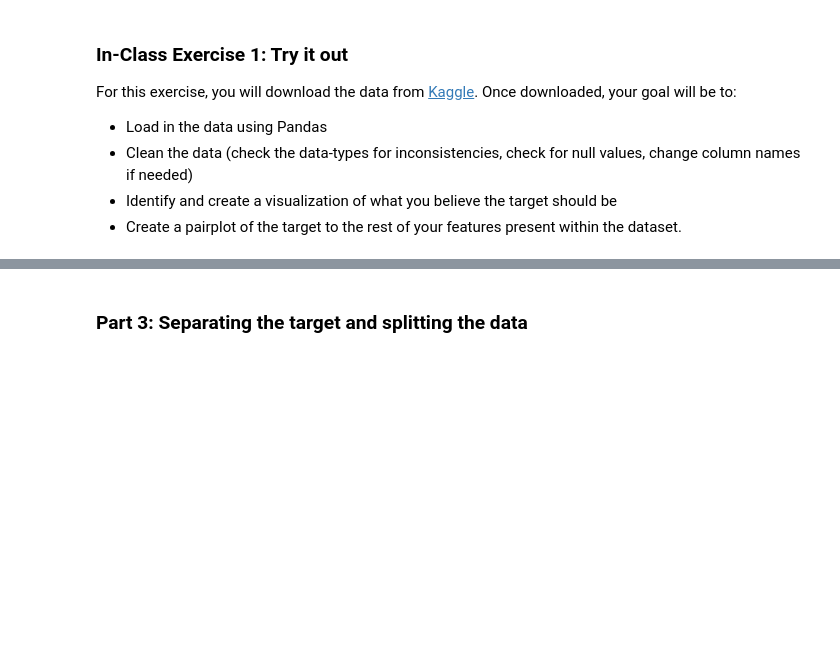
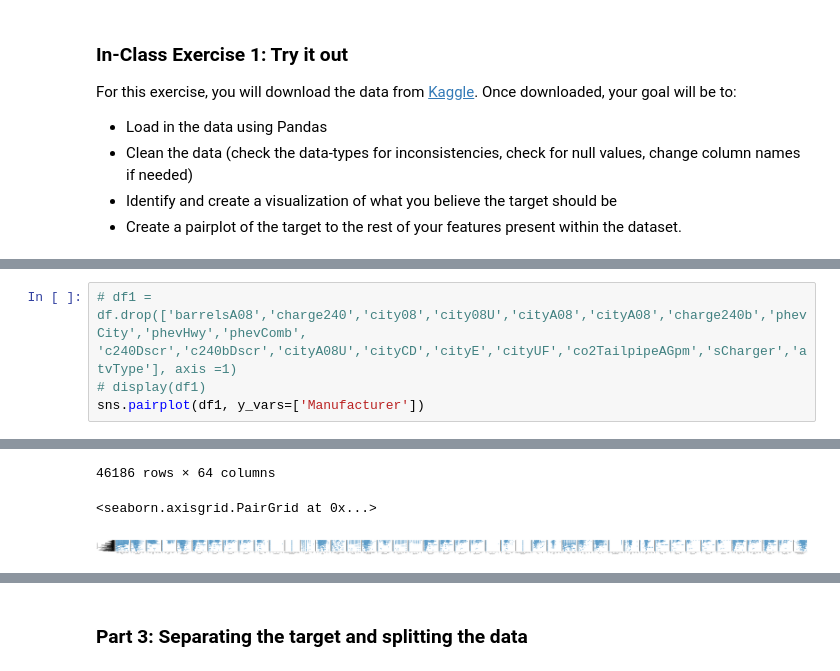
Before and after one commit to DataAnaylst1/coding_temple, a Jupyter notebook: week4/day3/Python_for_DA_Wednesday_Completed.ipynb, the cells around one changed output, grey strips where cells are left out. Saved outputs shown, nothing was run; the diff lists cells and outputs as text; blank space fills up the shorter version.

```diff
--- a/week4/day3/Python_for_DA_Wednesday_Completed.ipynb
+++ b/week4/day3/Python_for_DA_Wednesday_Completed.ipynb
@@ -120,0 +165,5 @@ For this exercise, you will download the data from [Kaggle](https://www.kaggle.c
+# %%
+# df1 = df.drop(['barrelsA08','charge240','city08','city08U','cityA08','cityA08','charge240b','phevCity','phevHwy','phevComb', 'c240Dscr','c240bDscr','cityA08U','cityCD','cityE','cityUF','co2TailpipeAGpm','sCharger','atvType'], axis =1)
+# display(df1)
+sns.pairplot(df1, y_vars=['Manufacturer'])
+# %% [output]
@@ -120,0 +182,3 @@ For this exercise, you will download the data from [Kaggle](https://www.kaggle.c
+46186 rows × 64 columns
+<seaborn.axisgrid.PairGrid at 0x...>
+[figure, added]
```
Also changed, not shown: parts of 27 cells of this notebook, 7 other files.
